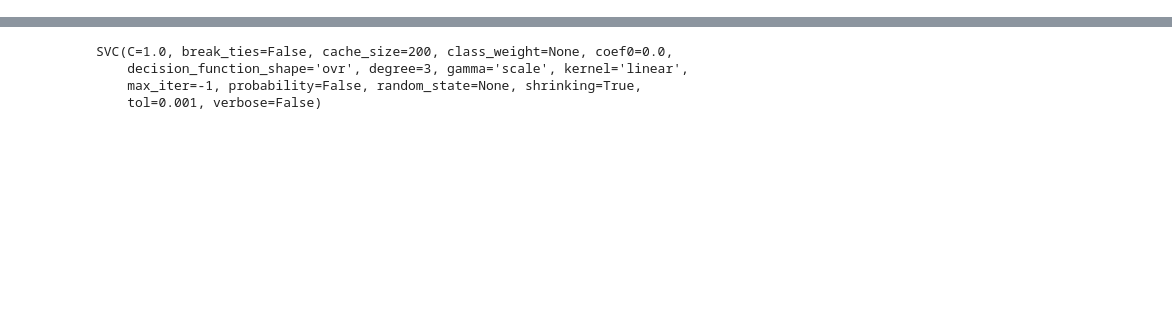
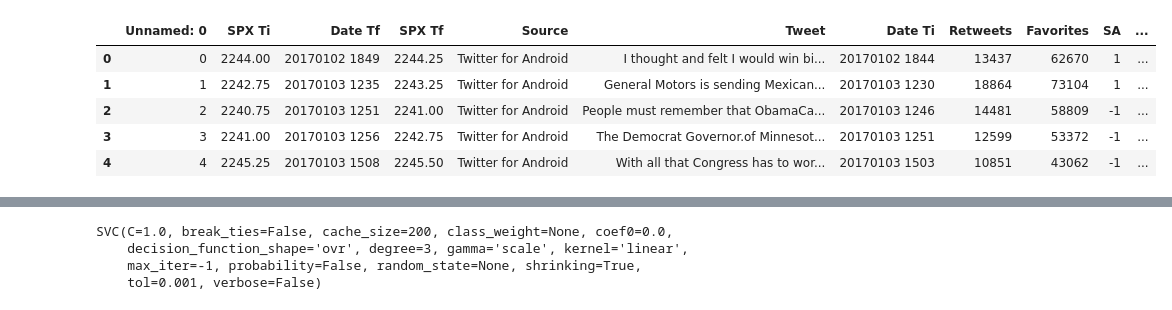
Before and after one commit to stephanieroman2020/FinalProject, a Jupyter notebook: FinalProject- SR/Support Vector Model.ipynb, the cells around one changed output, grey strips where cells are left out. Saved outputs shown, nothing was run; the diff lists cells and outputs as text; code cells hidden in the pictures; blank space fills up the shorter version.

```diff
--- a/FinalProject- SR/Support Vector Model.ipynb
+++ b/FinalProject- SR/Support Vector Model.ipynb
@@ -42,0 +7,11 @@ df
+# %%
+#Load CSV
+df = pd.read_csv("../mergedata_%change.csv")
+df.head()
+# %% [output]
+|  | Unnamed: 0 | SPX Ti | Date Tf | SPX Tf | Source | Tweet | Date Ti | Retweets | Favorites | SA | ... |
+| 0 | 0 | 2244.00 | 20170102 1849 | 2244.25 | Twitter for Android | I thought and felt I would win bi... | 20170102 1844 | 13437 | 62670 | 1 | ... |
+| 1 | 1 | 2242.75 | 20170103 1235 | 2243.25 | Twitter for Android | General Motors is sending Mexican... | 20170103 1230 | 18864 | 73104 | 1 | ... |
+| 2 | 2 | 2240.75 | 20170103 1251 | 2241.00 | Twitter for Android | People must remember that ObamaCa... | 20170103 1246 | 14481 | 58809 | -1 | ... |
+| 3 | 3 | 2241.00 | 20170103 1256 | 2242.75 | Twitter for Android | The Democrat Governor.of Minnesot... | 20170103 1251 | 12599 | 53372 | -1 | ... |
+| 4 | 4 | 2245.25 | 20170103 1508 | 2245.50 | Twitter for Android | With all that Congress has to wor... | 20170103 1503 | 10851 | 43062 | -1 | ... |
```
Also changed, not shown: parts of 15 cells of this notebook, 5 other files.
